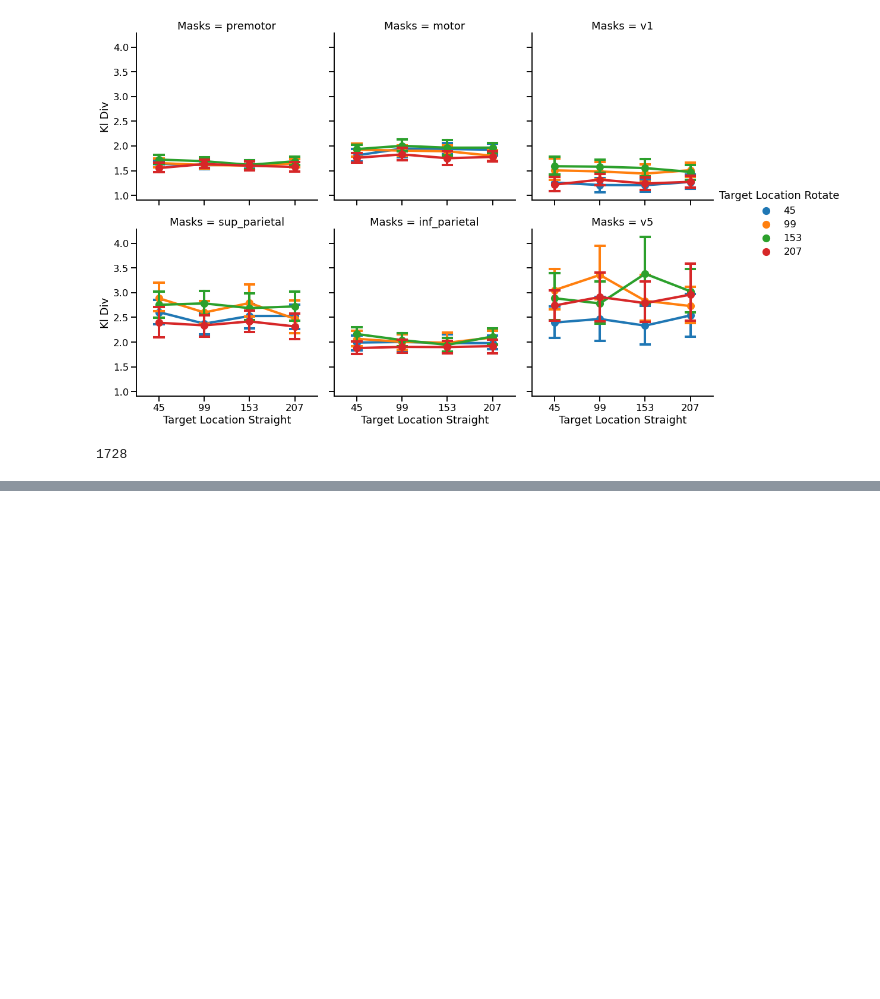
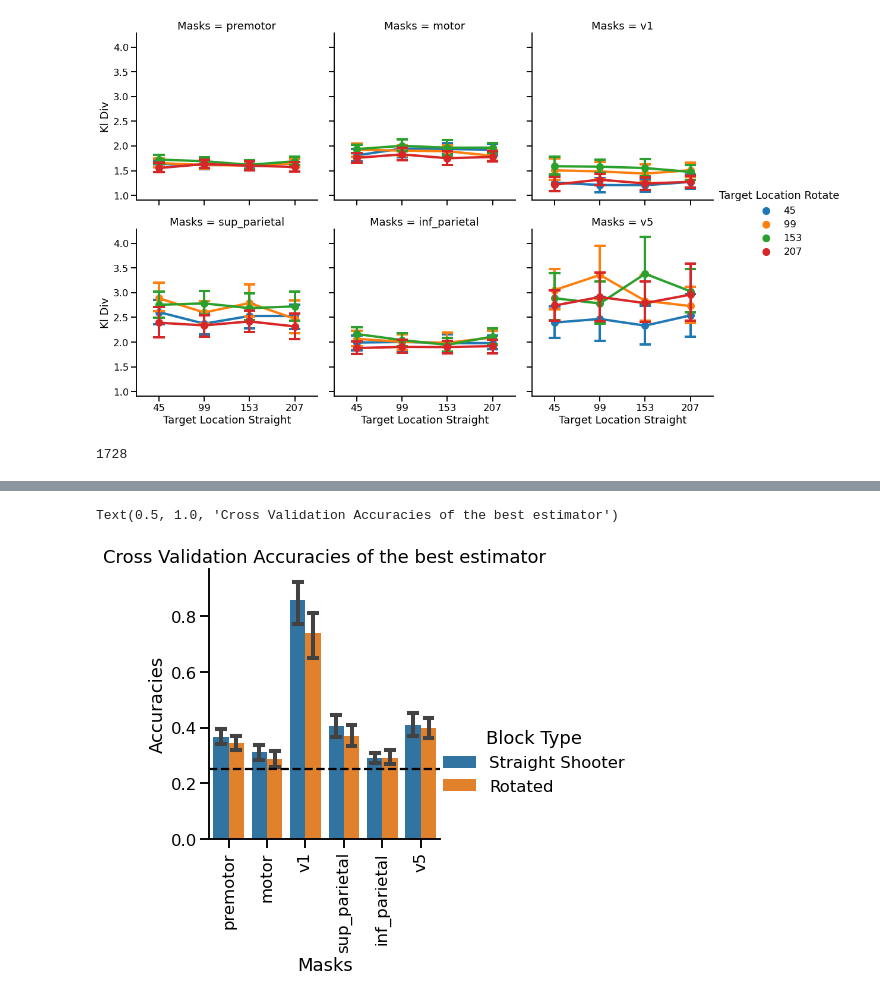
Before and after one commit to tejas-savalia/fmri_project, a Jupyter notebook: across_subjects_mvpa.ipynb, the cells around one changed output, grey strips where cells are left out. Drawn from its saved outputs; the diff is of its cells as text; code cells hidden in the pictures; blank space fills up the shorter version.

```diff
--- a/across_subjects_mvpa.ipynb
+++ b/across_subjects_mvpa.ipynb
@@ -134,0 +140,11 @@ g.fig.subplots_adjust(top=.9)
+# %%
+g = sns.catplot(x = 'Masks', y = 'Accuracies', hue = 'Block Type',
+         data = prep_accuracies_melt,
+         kind = 'bar', capsize = 0.2
+        )
+g.set_xticklabels(rotation = 90)
+g.axes[0][0].axhline(y = 0.25, ls = '--', color = 'black')
+plt.title('Cross Validation Accuracies of the best estimator')
+# %% [output]
+Text(0.5, 1.0, 'Cross Validation Accuracies of the best estimator')
+[figure, added]
```
Also changed, not shown: parts of 6 cells of this notebook.
